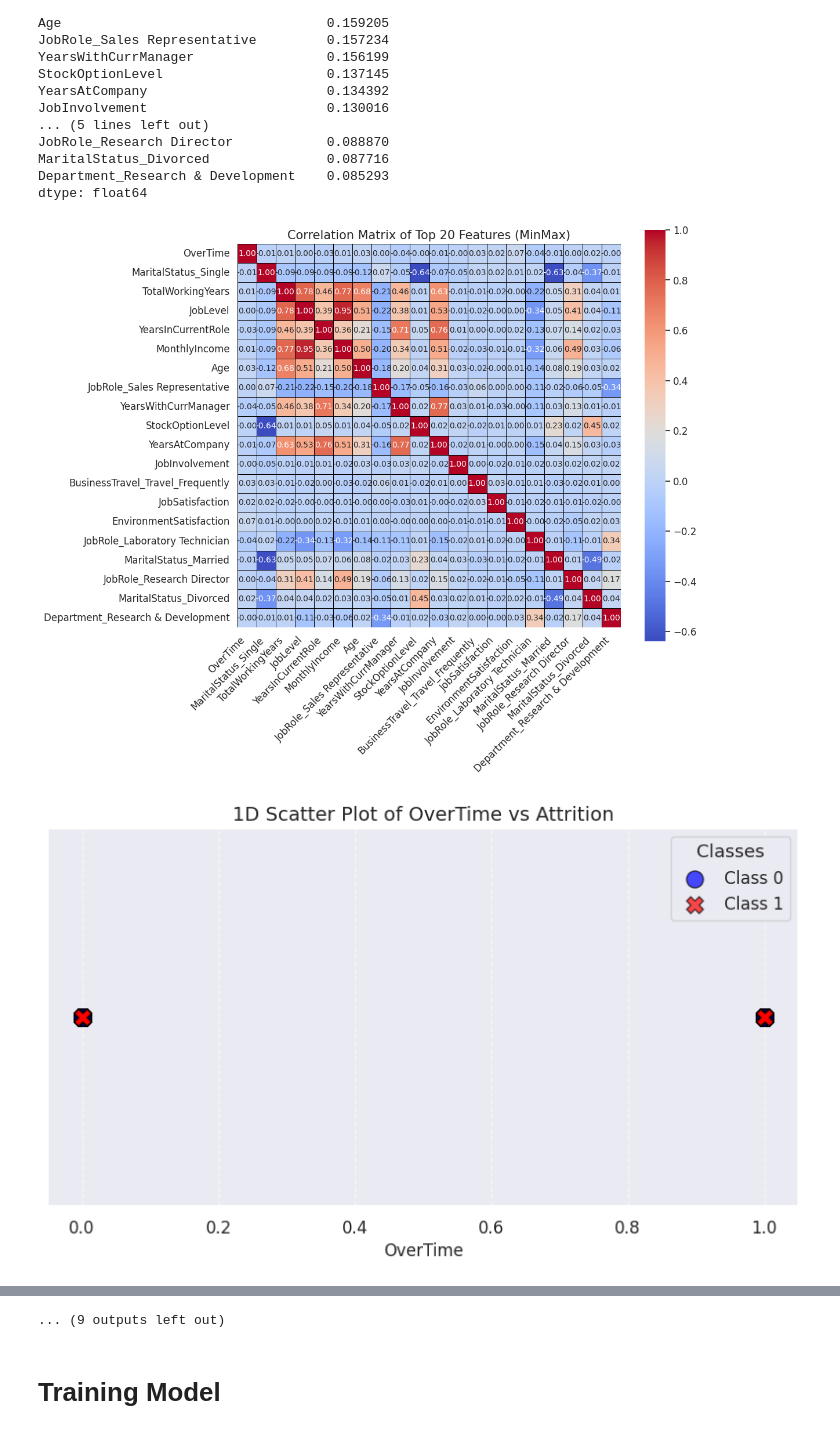
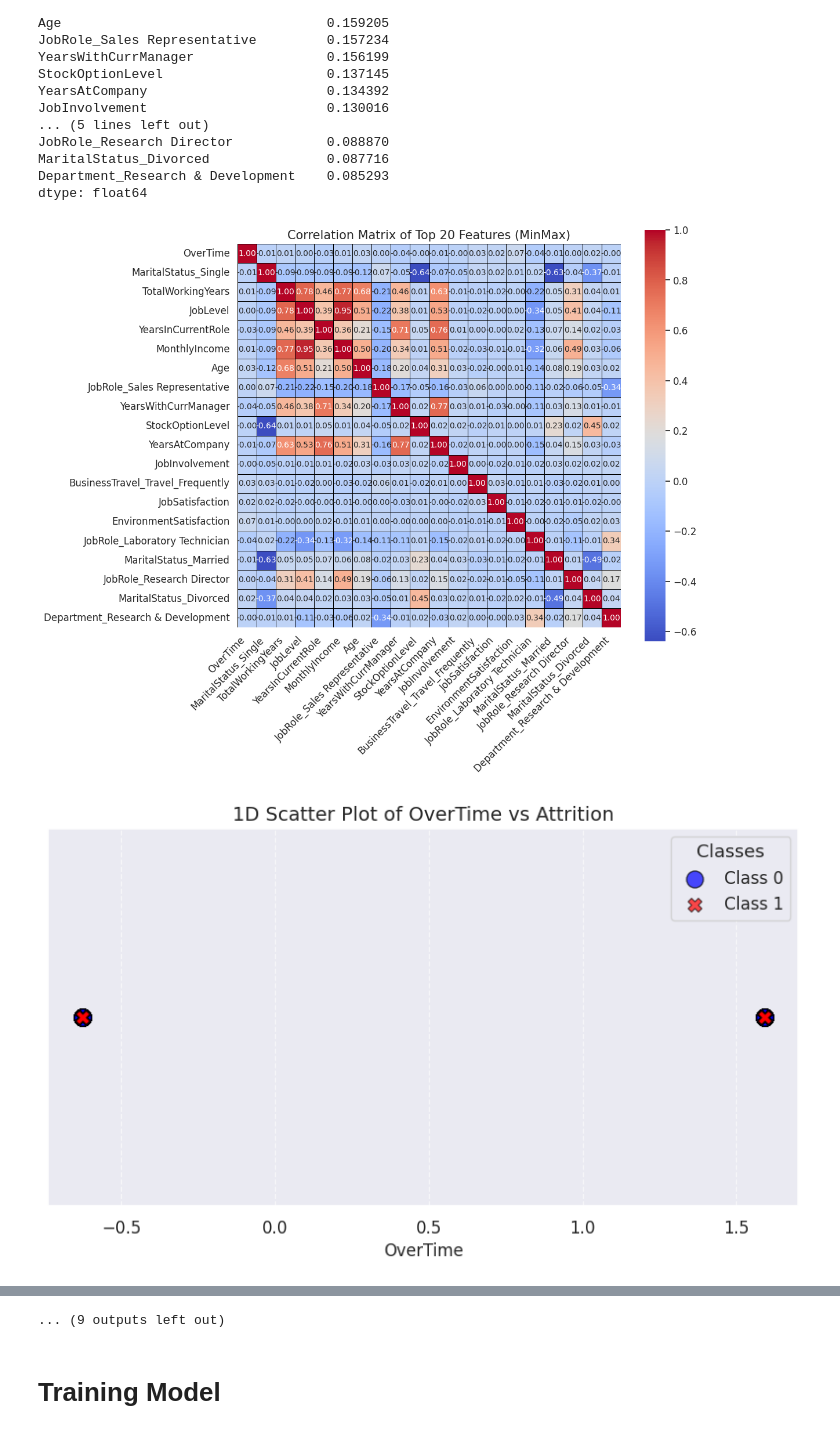
Before and after one commit to TheDeadcoder/ML-Offlines, a Jupyter notebook: Assignment1/1905061.ipynb, the cells around one changed output, grey strips where cells are left out. Saved outputs shown, nothing was run; the diff lists cells and outputs as text; code cells hidden in the pictures.

```diff
--- a/Assignment1/1905061.ipynb
+++ b/Assignment1/1905061.ipynb
@@ -161,3 +161,6 @@ target
 array([1, 0, 1, ..., 0, 0, 0])
 # %% [markdown]
 # Convert Non-Numeric Columns to Categorical and Perform One-Hot Encoding
+# %%
+non_numeric_columns = features.select_dtypes(include=['object']).columns
+features[non_numeric_columns] = features[non_numeric_columns].astype('category')
@@ -164,5 +187,5 @@ array([1, 0, 1, ..., 0, 0, 0])
 # %%
-categorical_cols = features.select_dtypes(include=['object']).columns
+categorical_cols = features.select_dtypes(include=['category']).columns
 # %% [markdown]
 **Filter out the binary columns**
 # %%
@@ -292,7 +315,7 @@ scaled_features_minmax.head
 
 [1470 rows x 53 columns]>
 # %%
-features_df = pd.DataFrame(scaled_features_minmax, columns=features.columns) # scaled feature dataframe
+features_df = pd.DataFrame(scaled_features_standard, columns=features.columns) # scaled feature dataframe
 target_df = pd.DataFrame(target, columns=['Attrition'])
 # %%
 target_series = target_df['Attrition']
@@ -353,33 +376,33 @@ sns.heatmap(correlation_matrix, annot=True, fmt='.2f', cmap='coolwarm', cbar=Tru
             linewidths=0.5, linecolor='black', annot_kws={"size": 10})
 plt.title('Correlation Matrix of Top 20 Features (MinMax)', fontsize=15)
 plt.xticks(rotation=45, ha='right', fontsize=12)
 plt.yticks(rotation=0, fontsize=12)
 plt.tight_layout()
 plt.show()
 
 
 for feature in top_20_columns:
     plt.figure(figsize=(8, 5))
 
 
     sns.scatterplot(x=features_df[feature][target_series == 0],
                     y=np.zeros_like(features_df[feature][target_series == 0]),
                     marker='o', color='blue', s=150, edgecolor='black', label='Class 0', alpha=0.7)
 
 
     sns.scatterplot(x=features_df[feature][target_series == 1],
                     y=np.zeros_like(features_df[feature][target_series == 1]),
-                    marker='X', color='red', s=150, edgecolor='black', label='Class 1', alpha=0.7)
+                    marker='X', color='red', s=100, edgecolor='black', label='Class 1', alpha=0.7)
 
     plt.title(f'1D Scatter Plot of {feature} vs Attrition', fontsize=14)
     plt.xlabel(feature, fontsize=12)
     plt.legend(title='Classes', loc='upper right')
     plt.yticks([])
     plt.grid(True, linestyle='--', alpha=0.6)
     plt.tight_layout()
 
     plt.show()
 # %% [output]
 [figure]
-[figure, old version]
+[figure, new version]
 [figure]
```
Also changed, not shown: parts of 3 cells of this notebook.
